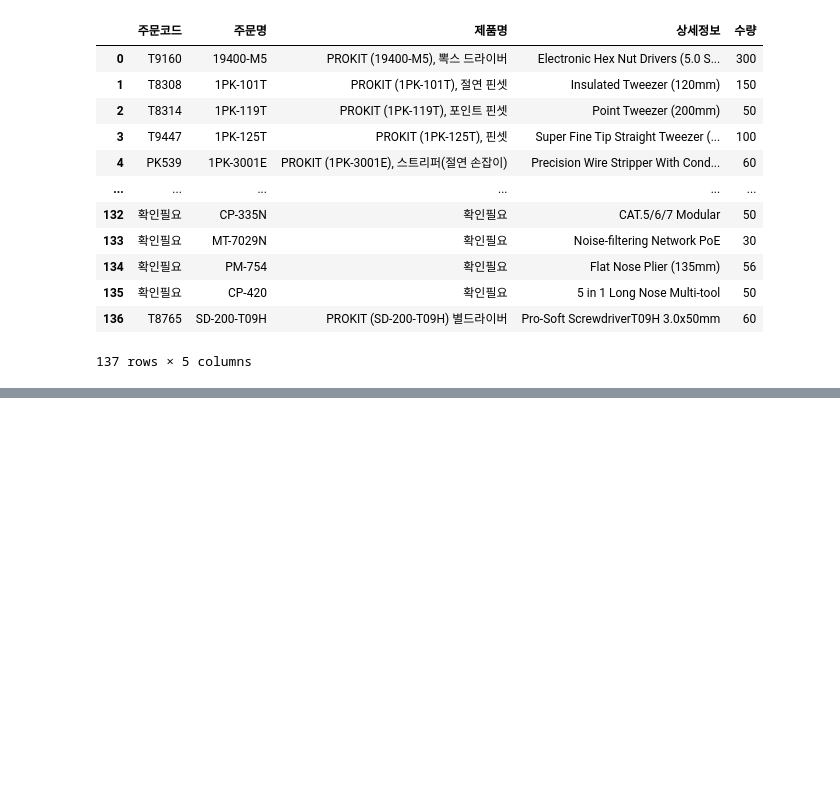
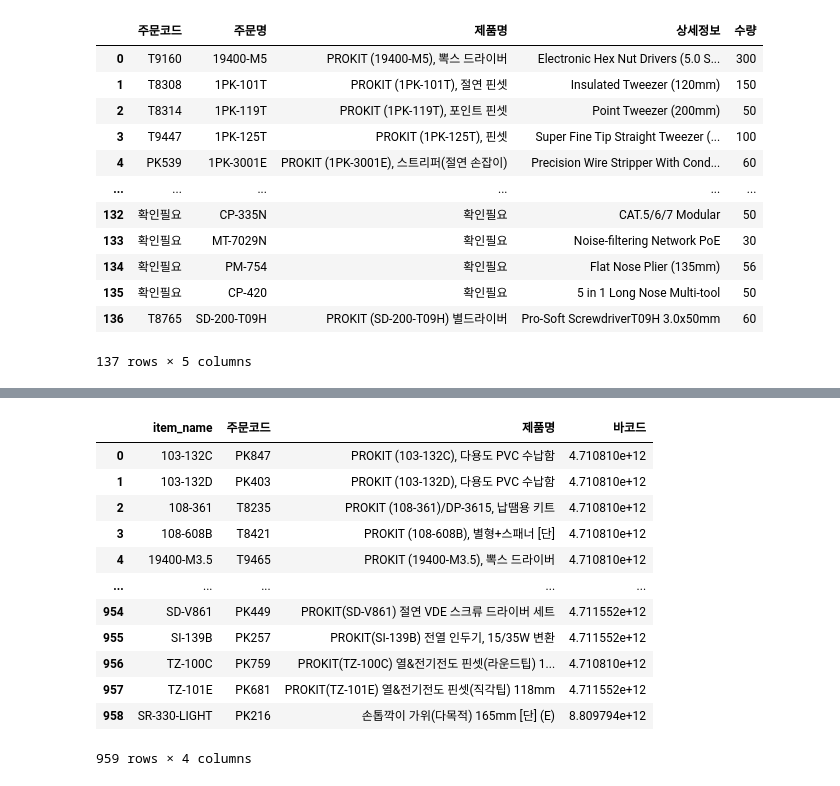
Before and after one commit to gidumg/prokit_management, a Jupyter notebook: prokit management.ipynb, the cells around one changed output, grey strips where cells are left out. Saved outputs shown, nothing was run; the diff lists cells and outputs as text; code cells hidden in the pictures; blank space fills up the shorter version.

```diff
--- a/prokit management.ipynb
+++ b/prokit management.ipynb
@@ -158,0 +249,18 @@ with open('output.html', 'w') as f:
+# %%
+prokit_item_list = prokit_item_list[['주문명', '주문코드','제품명','바코드']]
+prokit_item_list = prokit_item_list.rename(columns={'주문명' : 'item_name'})
+prokit_item_list
+# %% [output]
+|  | item_name | 주문코드 | 제품명 | 바코드 |
+| 0 | 103-132C | PK847 | PROKIT (103-132C), 다용도 PVC 수납함 | 4.710810e+12 |
+| 1 | 103-132D | PK403 | PROKIT (103-132D), 다용도 PVC 수납함 | 4.710810e+12 |
+| 2 | 108-361 | T8235 | PROKIT (108-361)/DP-3615, 납땜용 키트 | 4.710810e+12 |
+| 3 | 108-608B | T8421 | PROKIT (108-608B), 별형+스패너 [단] | 4.710810e+12 |
+| 4 | 19400-M3.5 | T9465 | PROKIT (19400-M3.5), 뽁스 드라이버 | 4.710810e+12 |
+| ... | ... | ... | ... | ... |
+| 954 | SD-V861 | PK449 | PROKIT(SD-V861) 절연 VDE 스크류 드라이버 세트 | 4.711552e+12 |
+| 955 | SI-139B | PK257 | PROKIT(SI-139B) 전열 인두기, 15/35W 변환 | 4.711552e+12 |
+| 956 | TZ-100C | PK759 | PROKIT(TZ-100C) 열&전기전도 핀셋(라운드팁) 1... | 4.710810e+12 |
+| 957 | TZ-101E | PK681 | PROKIT(TZ-101E) 열&전기전도 핀셋(직각팁) 118mm | 4.711552e+12 |
+| 958 | SR-330-LIGHT | PK216 | 손톱깍이 가위(다목적) 165mm [단] (E) | 8.809794e+12 |
+959 rows × 4 columns
```
Also changed, not shown: parts of 7 cells of this notebook, 1 other file.
